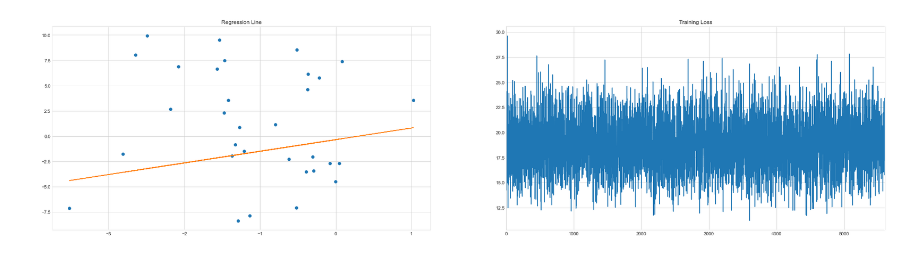
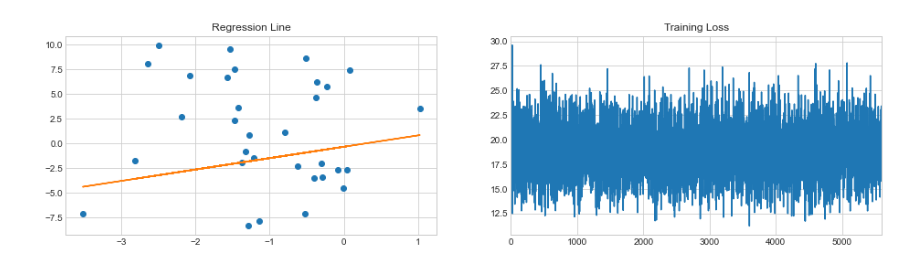
Before and after one commit to zaRizk7/linear-regression, a Jupyter notebook: gradient.ipynb, the cells around one changed output. Cells and saved outputs as stored; diff of their text form; code cells hidden in the pictures.

```diff
--- a/gradient.ipynb
+++ b/gradient.ipynb
@@ -85,13 +85,13 @@ progbar.close()
 # %%
-plt.figure(figsize=(32, 8))
+plt.figure(figsize=(16, 4))
 plt.subplot(121)
 plt.title("Regression Line")
 plt.plot(inputs_batch, targets_batch, "o")
 plt.plot(inputs_batch, outputs)
 plt.subplot(122)
 plt.title("Training Loss")
 plt.plot(np.arange(len(loss_train)) + 1, loss_train)
 plt.xlim(0, len(loss_train) + 1)
 plt.show()
 # %% [output]
-[figure, old version]
+[figure, new version]
```
Also changed, not shown: parts of 1 cell of this notebook.
